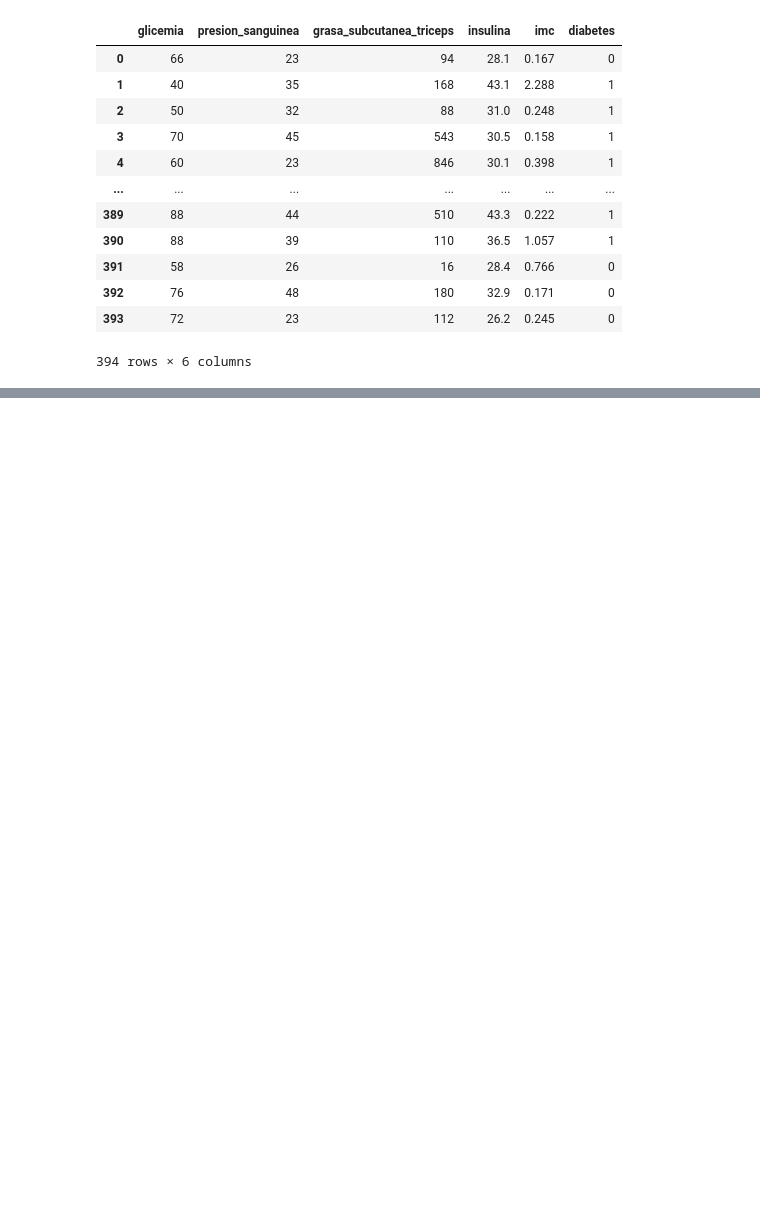
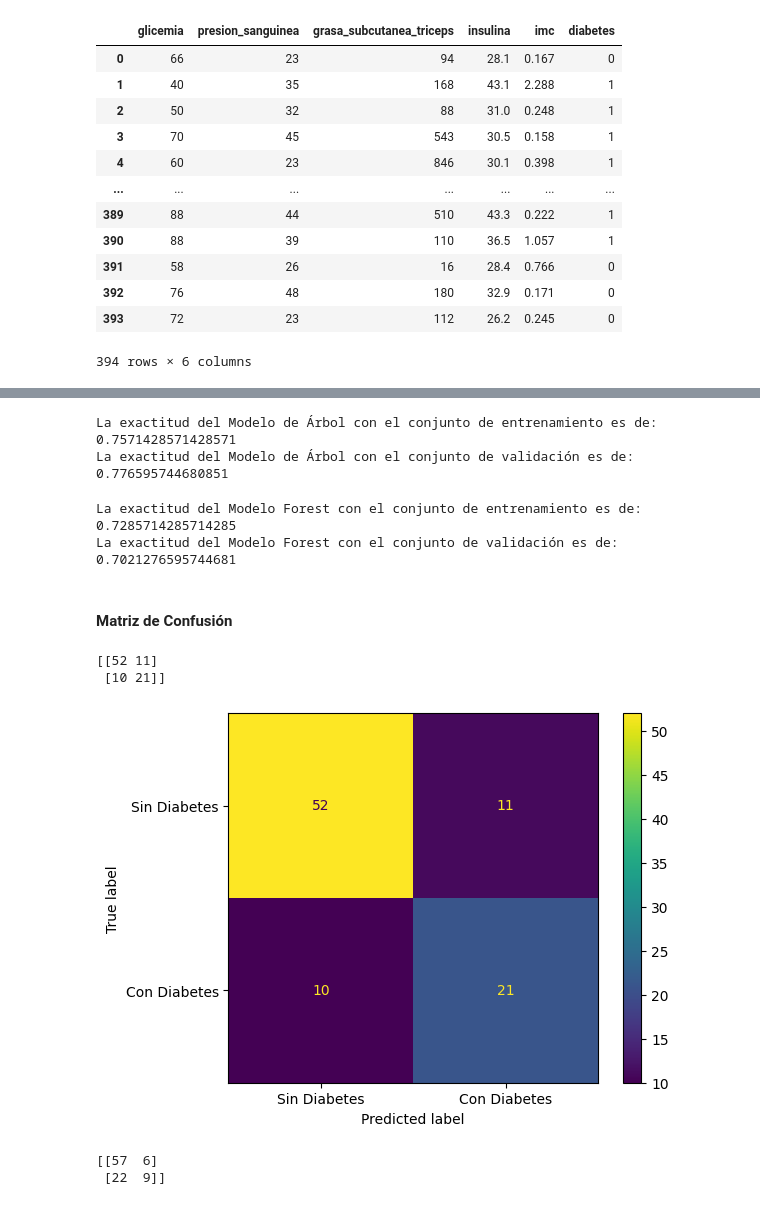
Before and after one commit to DanielRaiicHu/clasificacion_validacion_y_metricas, a Jupyter notebook: Clasificacion_validacion_y_metricas.ipynb, the cells around one changed output, grey strips where cells are left out. Cells and saved outputs as stored; diff of their text form; code cells hidden in the pictures; blank space fills up the shorter version.

```diff
--- a/Clasificacion_validacion_y_metricas.ipynb
+++ b/Clasificacion_validacion_y_metricas.ipynb
@@ -454,3 +456,6 @@ datos_desafio
 | 392 | 76 | 48 | 180 | 32.9 | 0.171 | 0 |
 | 393 | 72 | 23 | 112 | 26.2 | 0.245 | 0 |
 394 rows × 6 columns
+# %%
+X_desafio = datos_desafio.drop(columns='diabetes',axis=1)
+y_desafio = datos_desafio['diabetes']
@@ -456,0 +466,6 @@ datos_desafio
+# %%
+# División inicial: General vs Prueba
+X_desafio, X_test_desafio, y_desafio, y_test_desafio = train_test_split(X_desafio, y_desafio, test_size= 0.05, stratify = y_desafio, random_state = 5)
+
+# División secundaria: Entrenamiento vs Validación
+X_train_desafio, X_val_desafio, y_train_desafio, y_val_desafio = train_test_split(X_desafio, y_desafio, stratify = y_desafio, random_state = 5)
@@ -456,0 +474,30 @@ datos_desafio
+# %%
+# Modelo Árbol
+from sklearn.tree import DecisionTreeClassifier
+modelo_arbol_desafio = DecisionTreeClassifier(max_depth=3, random_state= 5) # Límite de profundidad = 3
+modelo_arbol_desafio.fit(X_train_desafio,y_train_desafio)                   # Vuelve a entrenar
+print(f'La exactitud del Modelo de Árbol con el conjunto de entrenamiento es de: {modelo_arbol_desafio.score(X_train_desafio,y_train_desafio)}')
+print(f'La exactitud del Modelo de Árbol con el conjunto de validación es de: {modelo_arbol_desafio.score(X_val_desafio,y_val_desafio)}')
+
+# Respuesta:
+# La exactitud del Modelo con de Árbol el conjunto de entrenamiento es de: 0.7571428571428571
+# La exactitud del Modelo con de Árbol el conjunto de validación es de: 0.776595744680851
+# %% [output]
+La exactitud del Modelo de Árbol con el conjunto de entrenamiento es de: 0.7571428571428571
+La exactitud del Modelo de Árbol con el conjunto de validación es de: 0.776595744680851
+# %%
+# Modelo Forest
+from sklearn.ensemble import RandomForestClassifier
+modelo_forest_desafio = RandomForestClassifier(max_depth=2, random_state= 5) # Límite de profundidad = 2
+modelo_forest_desafio.fit(X_train_desafio,y_train_desafio)                   # Vuelve a entrenar
+print(f'La exactitud del Modelo Forest con el conjunto de entrenamiento es de: {modelo_forest_desafio.score(X_train_desafio,y_train_desafio)}')
+print(f'La exactitud del Modelo Forest con el conjunto de validación es de: {modelo_forest_desafio.score(X_val_desafio,y_val_desafio)}')
+
+# Respuesta:
+# La exactitud del Modelo Forest con el conjunto de entrenamiento es de: 0.7285714285714285
+# La exactitud del Modelo Forest con el conjunto de validación es de: 0.7021276595744681
+# %% [output]
+La exactitud del Modelo Forest con el conjunto de entrenamiento es de: 0.7285714285714285
+La exactitud del Modelo Forest con el conjunto de validación es de: 0.7021276595744681
+# %% [markdown]
+#### Matriz de Confusión
@@ -456,0 +506,26 @@ datos_desafio
+# %%
+# Matriz de Confusión tipo Array - Modelo Árbol
+y_previsto_arbol_desafio = modelo_arbol_desafio.predict(X_val_desafio)
+matriz_confusion_arbol_desafio = confusion_matrix(y_val_desafio,y_previsto_arbol_desafio)
+print(matriz_confusion_arbol_desafio)
+# %% [output]
+[[52 11]
+ [10 21]]
+# %%
+# Matriz de Confusión - Modelo Árbol
+visualizacion_arbol_desafio = ConfusionMatrixDisplay(
+    confusion_matrix=matriz_confusion_arbol_desafio,
+    display_labels=['Sin Diabetes', 'Con Diabetes']  # Etiquetas para las clases 0 y 1
+)
+
+visualizacion_arbol_desafio.plot();
+# %% [output]
+[figure, added]
+# %%
+# Matriz de Confusión tipo Array - Modelo Forest
+y_previsto_forest_desafio = modelo_forest_desafio.predict(X_val_desafio)
+matriz_confusion_forest_desafio = confusion_matrix(y_val_desafio,y_previsto_forest_desafio)
+print(matriz_confusion_forest_desafio)
+# %% [output]
+[[57  6]
+ [22  9]]
```
Also changed, not shown: parts of 7 cells of this notebook.
